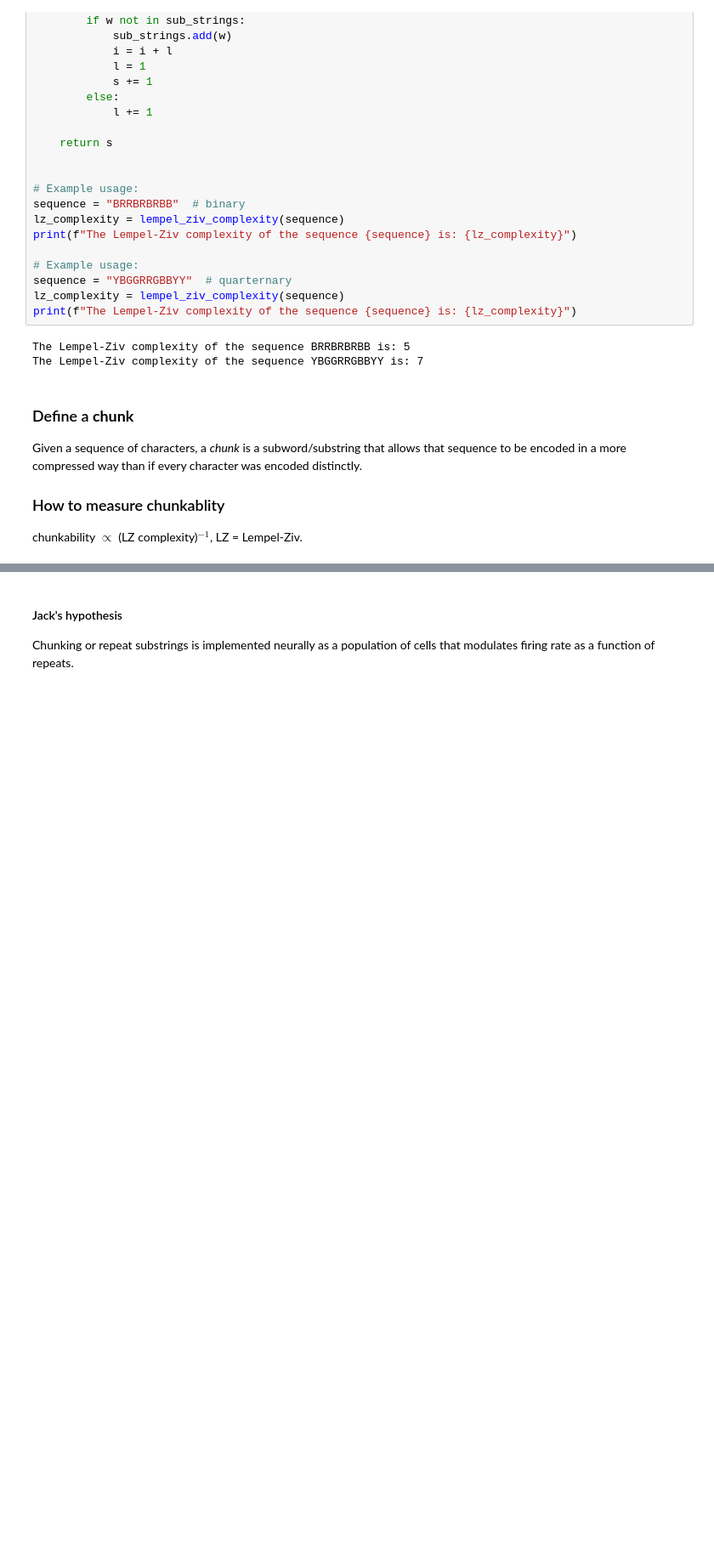
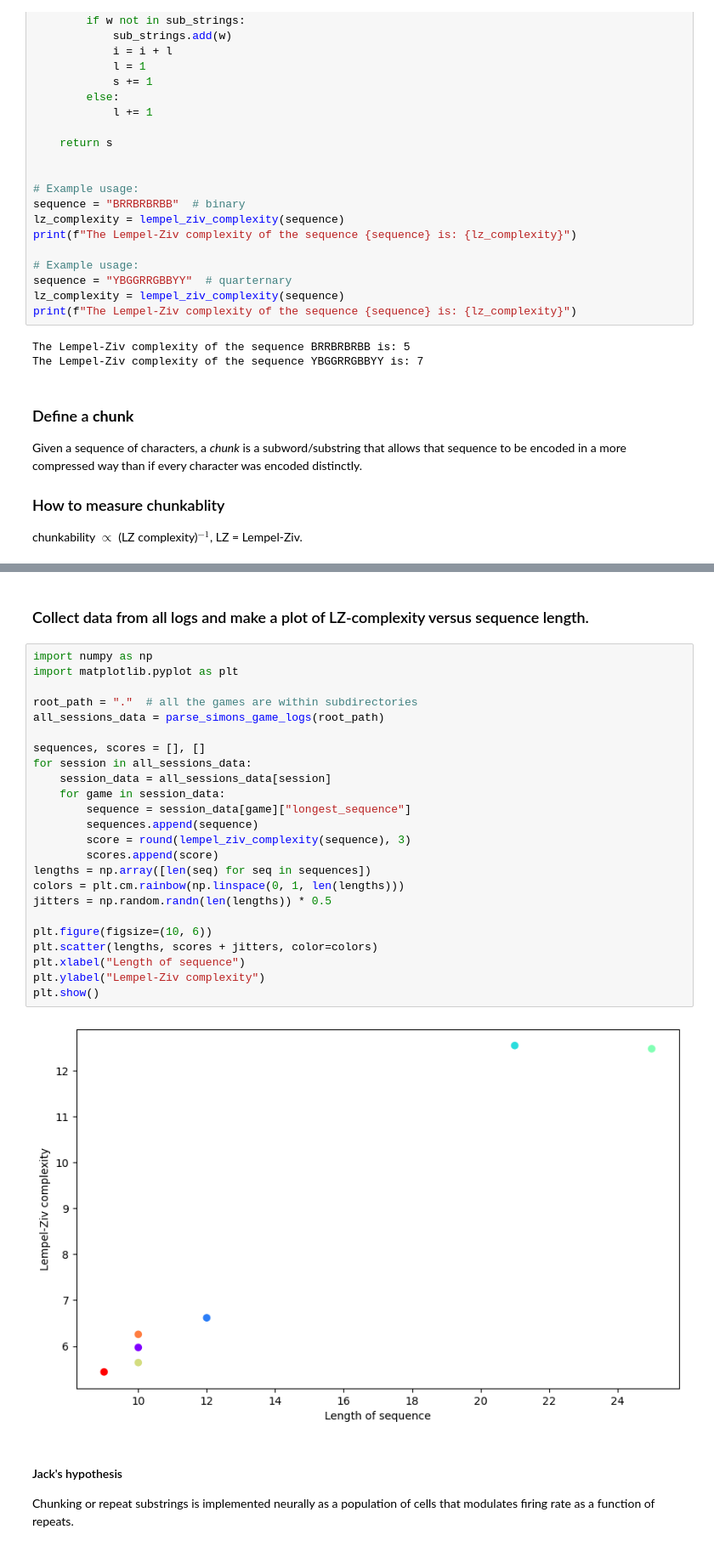
Before and after one commit to qsimeon/PSY1401Projects, a Jupyter notebook: final_project/LempelZivScheme.ipynb, the cells around one changed output, grey strips where cells are left out. Shown at 85% size. Saved outputs shown, nothing was run; the diff lists cells and outputs as text; blank space fills up the shorter version.

Commit message:
plot Lempel-Ziv versus sequence left

```diff
--- a/final_project/LempelZivScheme.ipynb
+++ b/final_project/LempelZivScheme.ipynb
@@ -140,6 +154,34 @@ List of games in this file: [1, 2, 3]
         Longest sequence for game 3: BGGBGGGBYYBGYBBBBBGGYBBYB
 
         Lempel-Ziv complexity normalized by sequence length: 0.48
+# %% [markdown]
+### Collect data from all logs and make a plot of LZ-complexity versus sequence length.
+# %%
+import numpy as np
+import matplotlib.pyplot as plt
+
+root_path = "."  # all the games are within subdirectories
+all_sessions_data = parse_simons_game_logs(root_path)
+
+sequences, scores = [], []
+for session in all_sessions_data:
+    session_data = all_sessions_data[session]
+    for game in session_data:
+        sequence = session_data[game]["longest_sequence"]
+        sequences.append(sequence)
+        score = round(lempel_ziv_complexity(sequence), 3)
+        scores.append(score)
+lengths = np.array([len(seq) for seq in sequences])
+colors = plt.cm.rainbow(np.linspace(0, 1, len(lengths)))
+jitters = np.random.randn(len(lengths)) * 0.5
+
+plt.figure(figsize=(10, 6))
+plt.scatter(lengths, scores + jitters, color=colors)
+plt.xlabel("Length of sequence")
+plt.ylabel("Lempel-Ziv complexity")
+plt.show()
+# %% [output]
+[figure, added]
 # %% [markdown]
 #### Jack's hypothesis
 Chunking or repeat substrings is implemented neurally as a population of cells that modulates firing rate as a function of repeats.
```
Also changed, not shown: parts of 1 cell of this notebook, 1 other file.
